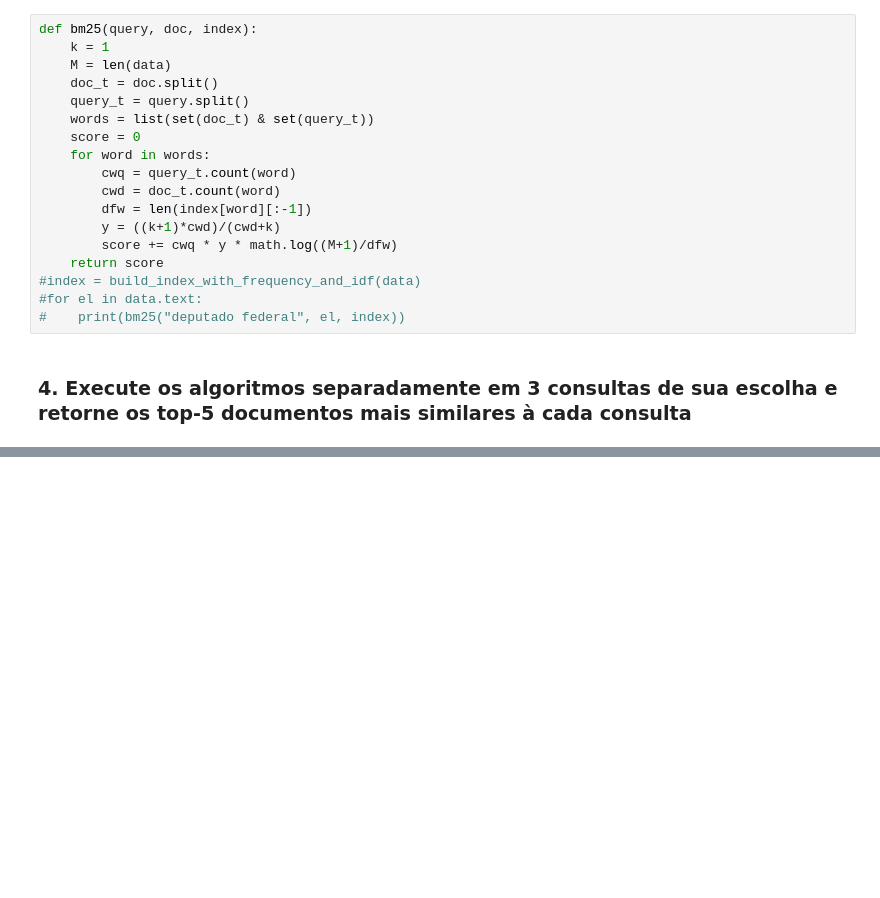
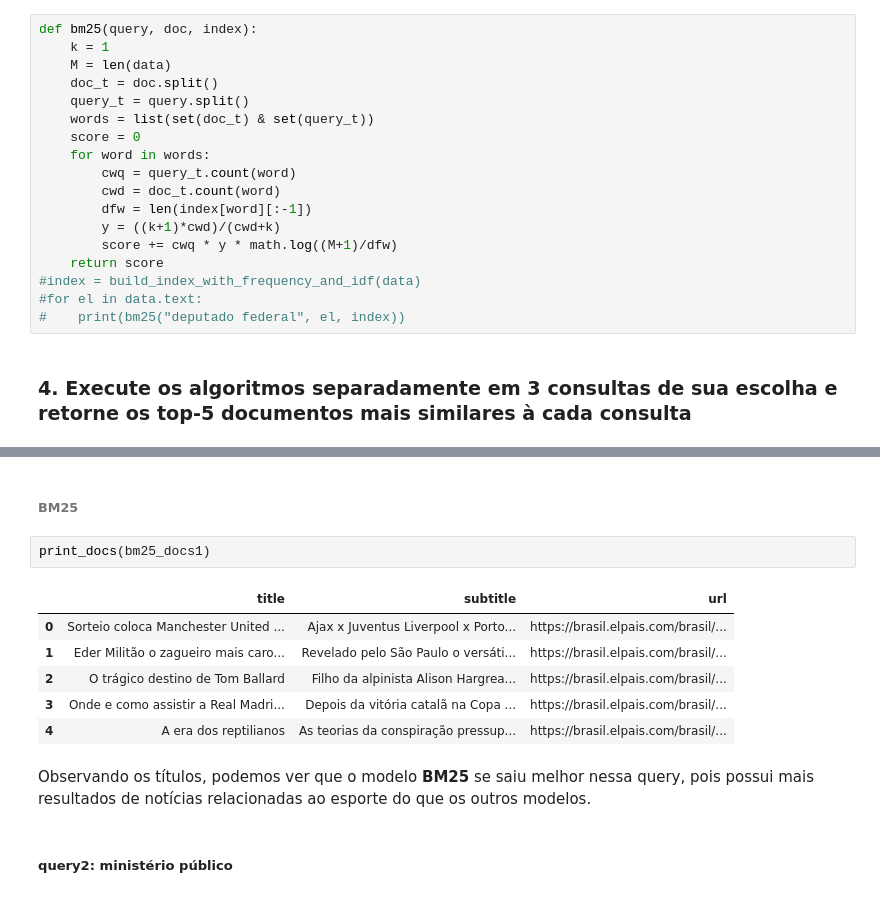
Before and after one commit to viniagostini/information_retrieval, a Jupyter notebook: lab6/lab6.ipynb, the cells around one changed output, grey strips where cells are left out. Drawn from its saved outputs; the diff is of its cells as text; blank space fills up the shorter version.

```diff
--- a/lab6/lab6.ipynb
+++ b/lab6/lab6.ipynb
@@ -185,0 +253,15 @@ query_df
+# %% [markdown]
+###### BM25
+# %%
+print_docs(bm25_docs1)
+# %% [output]
+|  | title | subtitle | url |
+| 0 | Sorteio coloca Manchester United ... | Ajax x Juventus Liverpool x Porto... | https://brasil.elpais.com/brasil/... |
+| 1 | Eder Militão o zagueiro mais caro... | Revelado pelo São Paulo o versáti... | https://brasil.elpais.com/brasil/... |
+| 2 | O trágico destino de Tom Ballard | Filho da alpinista Alison Hargrea... | https://brasil.elpais.com/brasil/... |
+| 3 | Onde e como assistir a Real Madri... | Depois da vitória catalã na Copa ... | https://brasil.elpais.com/brasil/... |
+| 4 | A era dos reptilianos | As teorias da conspiração pressup... | https://brasil.elpais.com/brasil/... |
+# %% [markdown]
+Observando os títulos, podemos ver que o modelo **BM25** se saiu melhor nessa query, pois possui mais resultados de notícias relacionadas ao esporte do que os outros modelos.
+# %% [markdown]
+##### query2: ministério público
```
Also changed, not shown: parts of 34 cells of this notebook.
